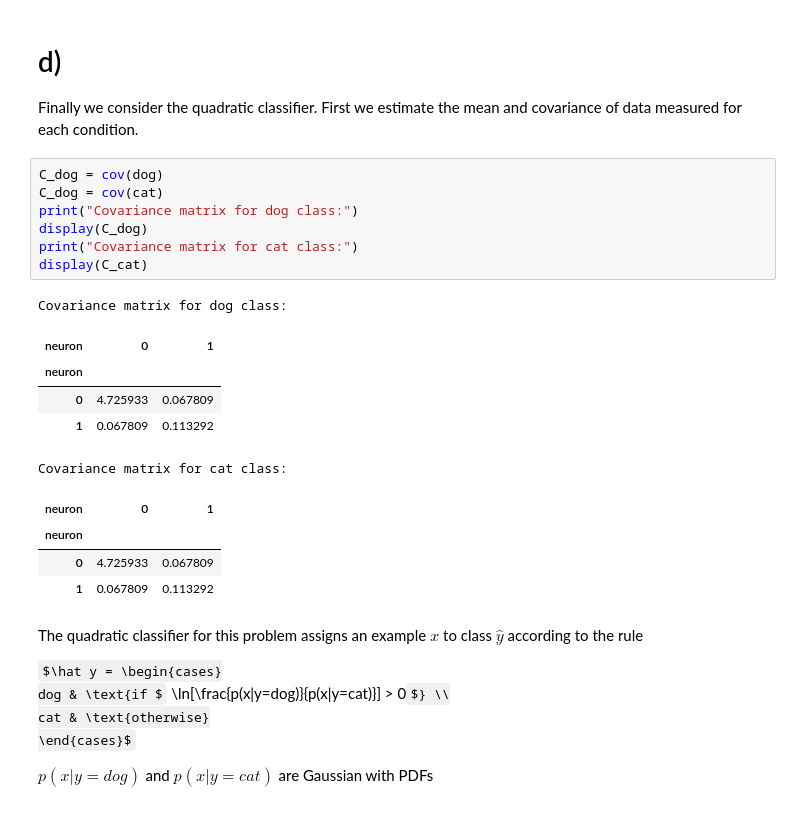
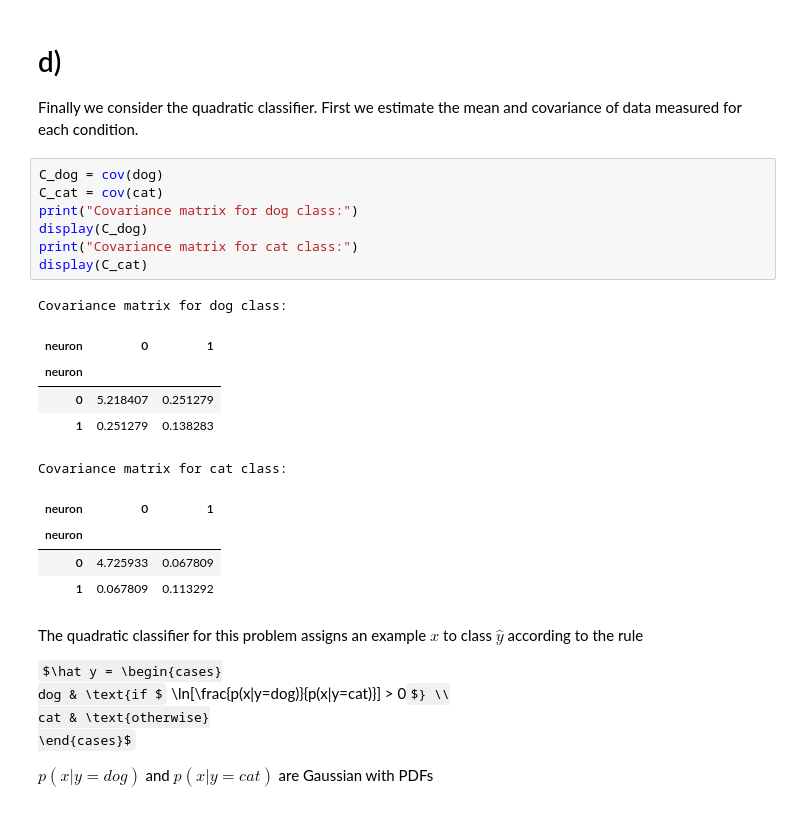
Before and after one commit to lukearend/math-tools, a Jupyter notebook: homework/hw6/HW6_Q3_Arend.ipynb, the cells around one changed output. Saved outputs shown, nothing was run; the diff lists cells and outputs as text; some formulas as TeX source.

```diff
--- a/homework/hw6/HW6_Q3_Arend.ipynb
+++ b/homework/hw6/HW6_Q3_Arend.ipynb
@@ -332,17 +331,17 @@ I think $\lambda = 0.0$ (Fisher's discriminant) is the best value for $\lambda$,
 Finally we consider the quadratic classifier. First we estimate the mean and covariance of data measured for each condition.
 # %%
 C_dog = cov(dog)
-C_dog = cov(cat)
+C_cat = cov(cat)
 print("Covariance matrix for dog class:")
 display(C_dog)
 print("Covariance matrix for cat class:")
 display(C_cat)
 # %% [output]
 Covariance matrix for dog class:
 | neuron | 0 | 1 |
 | neuron |  |  |
-| 0 | 4.725933 | 0.067809 |
-| 1 | 0.067809 | 0.113292 |
+| 0 | 5.218407 | 0.251279 |
+| 1 | 0.251279 | 0.138283 |
 Covariance matrix for cat class:
 | neuron | 0 | 1 |
 | neuron |  |  |
```
Also changed, not shown: parts of 2 cells of this notebook, 4 other files.
